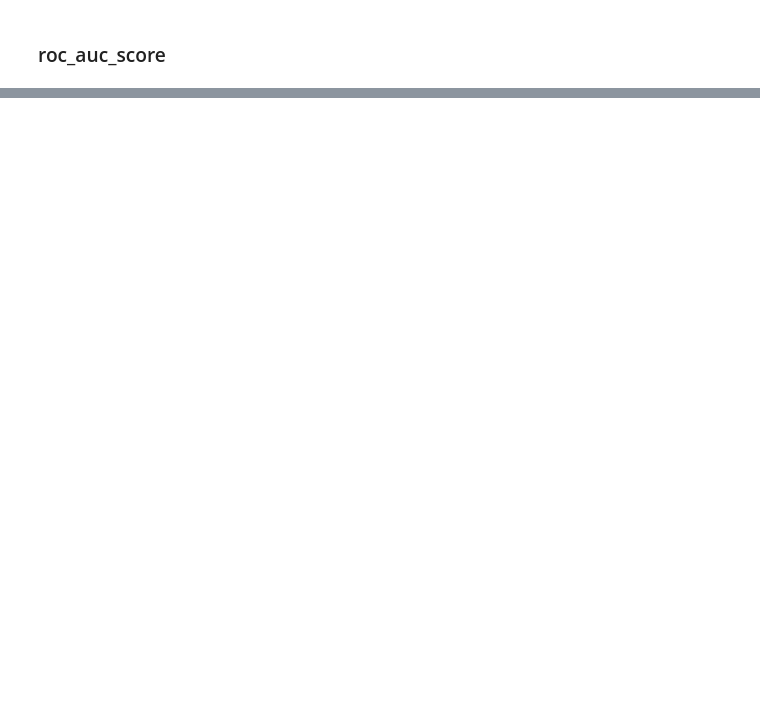
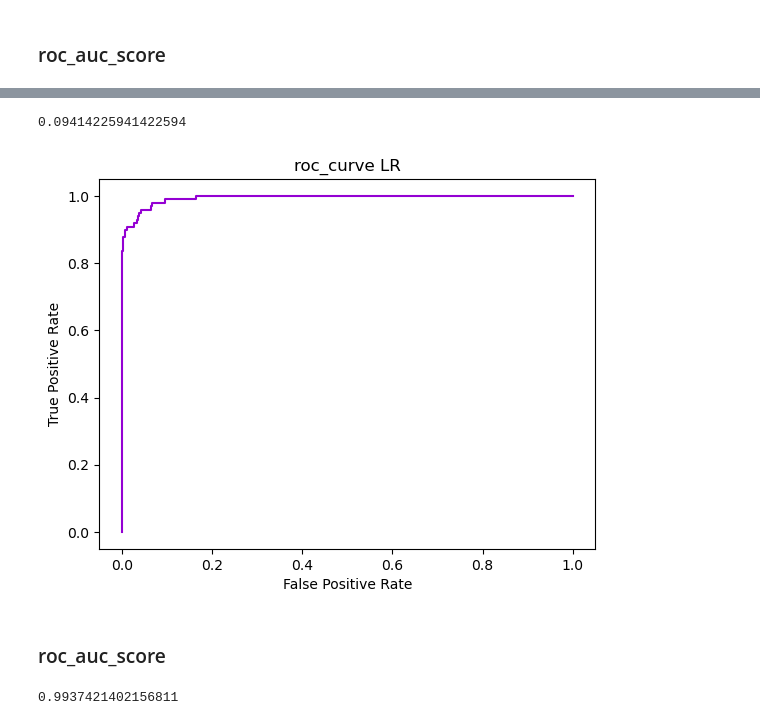
Before and after one commit to mjavadzare/credit-card-fraud-detection, a Jupyter notebook: notebooks/model-training.ipynb, the cells around one changed output, grey strips where cells are left out. Saved outputs shown, nothing was run; the diff lists cells and outputs as text; code cells hidden in the pictures; blank space fills up the shorter version.

```diff
--- a/notebooks/model-training.ipynb
+++ b/notebooks/model-training.ipynb
@@ -672,0 +686,2 @@ plt.show()
+# %%
+lr_pipeline.fit(X_train, y_train)
@@ -672,0 +710,25 @@ plt.show()
+# %%
+f1_score(y_test, test_predict_lr)
+# %% [output]
+0.09414225941422594
+# %%
+y_score_lr = lr_pipeline.decision_function(X_test)
+# %%
+fpr, tpr, thresholds = roc_curve(y_true=y_test, y_score=y_score_lr)
+# %%
+plt.plot(fpr, tpr, color='darkviolet')
+plt.xlabel('False Positive Rate')
+plt.ylabel('True Positive Rate')
+plt.title('roc_curve LR')
+plt.show()
+# %% [output]
+[figure, added]
+# %% [markdown]
+### roc_auc_score
+# %%
+from sklearn.metrics import roc_auc_score
+
+auc = roc_auc_score(y_test, y_score_lr)
+auc
+# %% [output]
+0.9937421402156811
```
Also changed, not shown: parts of 67 cells of this notebook.
